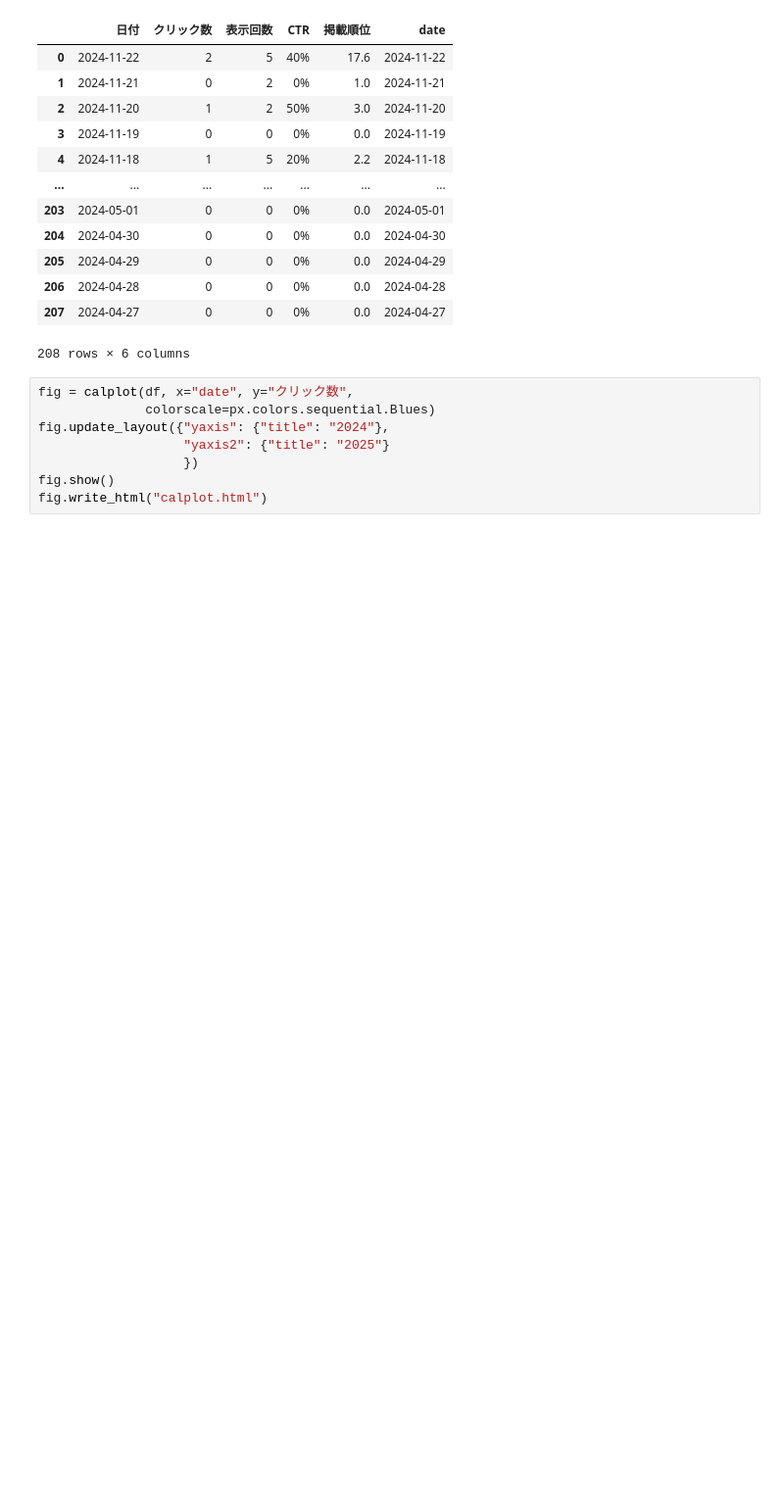
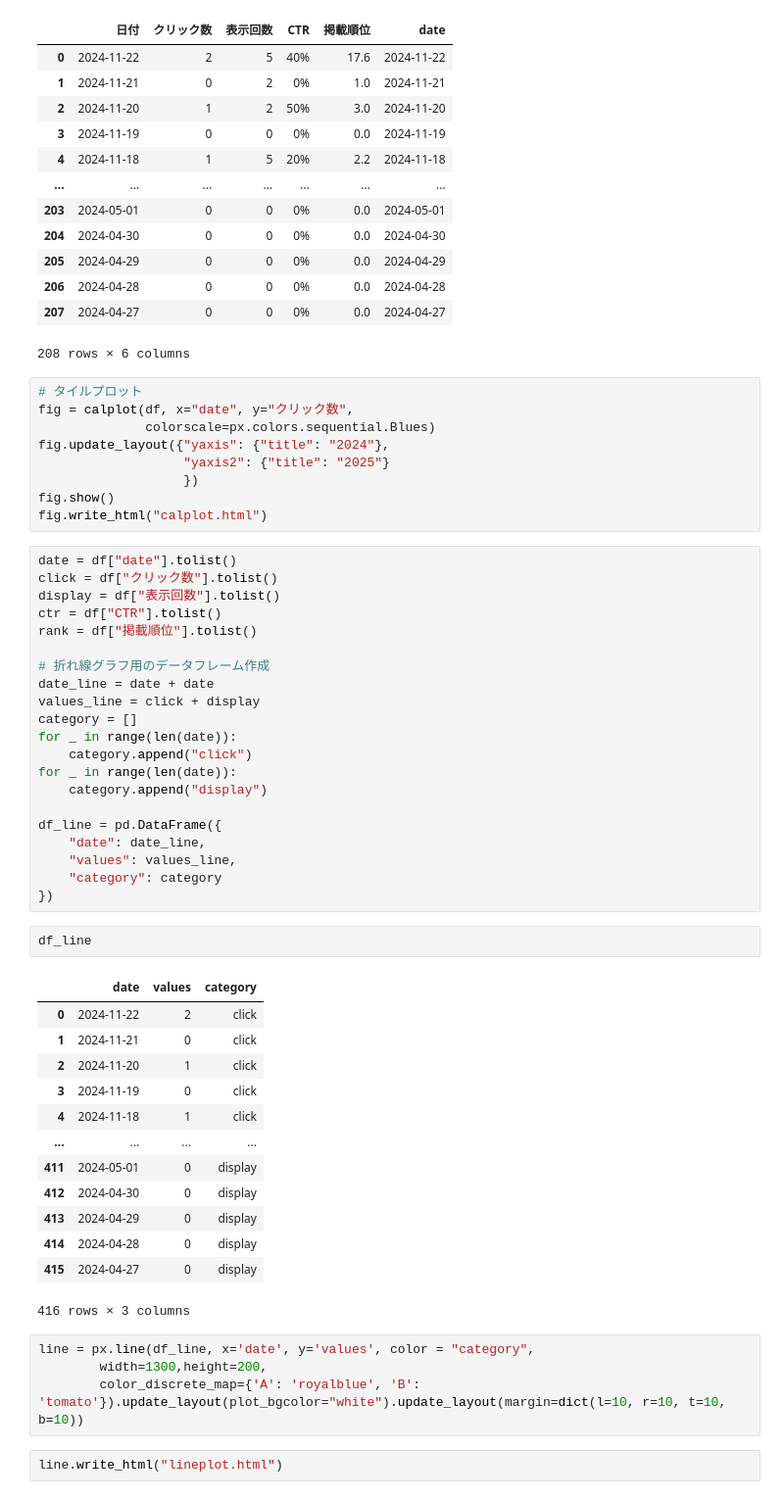
Before and after one commit to Ymgc19/Ymgc19.github.io, a Jupyter notebook: make_plot.ipynb, the cells around one changed output. Shown at 98% size. Saved outputs shown, nothing was run; the diff lists cells and outputs as text; blank space fills up the shorter version.

```diff
--- a/make_plot.ipynb
+++ b/make_plot.ipynb
@@ -22,6 +22,7 @@ df
 | 207 | 2024-04-27 | 0 | 0 | 0% | 0.0 | 2024-04-27 |
 208 rows × 6 columns
 # %%
+# タイルプロット
 fig = calplot(df, x="date", y="クリック数",
               colorscale=px.colors.sequential.Blues)
 fig.update_layout({"yaxis": {"title": "2024"},
@@ -29,3 +30,46 @@ fig.update_layout({"yaxis": {"title": "2024"},
                    })
 fig.show()
 fig.write_html("calplot.html")
+# %%
+date = df["date"].tolist()
+click = df["クリック数"].tolist()
+display = df["表示回数"].tolist()
+ctr = df["CTR"].tolist()
+rank = df["掲載順位"].tolist()
+
+# 折れ線グラフ用のデータフレーム作成
+date_line = date + date
+values_line = click + display
+category = []
+for _ in range(len(date)):
+    category.append("click")
+for _ in range(len(date)):
+    category.append("display")
+
+df_line = pd.DataFrame({
+    "date": date_line,
+    "values": values_line,
+    "category": category
+})
+# %%
+df_line
+# %% [output]
+|  | date | values | category |
+| 0 | 2024-11-22 | 2 | click |
+| 1 | 2024-11-21 | 0 | click |
+| 2 | 2024-11-20 | 1 | click |
+| 3 | 2024-11-19 | 0 | click |
+| 4 | 2024-11-18 | 1 | click |
+| ... | ... | ... | ... |
+| 411 | 2024-05-01 | 0 | display |
+| 412 | 2024-04-30 | 0 | display |
+| 413 | 2024-04-29 | 0 | display |
+| 414 | 2024-04-28 | 0 | display |
+| 415 | 2024-04-27 | 0 | display |
+416 rows × 3 columns
+# %%
+line = px.line(df_line, x='date', y='values', color = "category",
+        width=1300,height=200,
+        color_discrete_map={'A': 'royalblue', 'B': 'tomato'}).update_layout(plot_bgcolor="white").update_layout(margin=dict(l=10, r=10, t=10, b=10))
+# %%
+line.write_html("lineplot.html")
```
Also changed, not shown: 3 other files.
